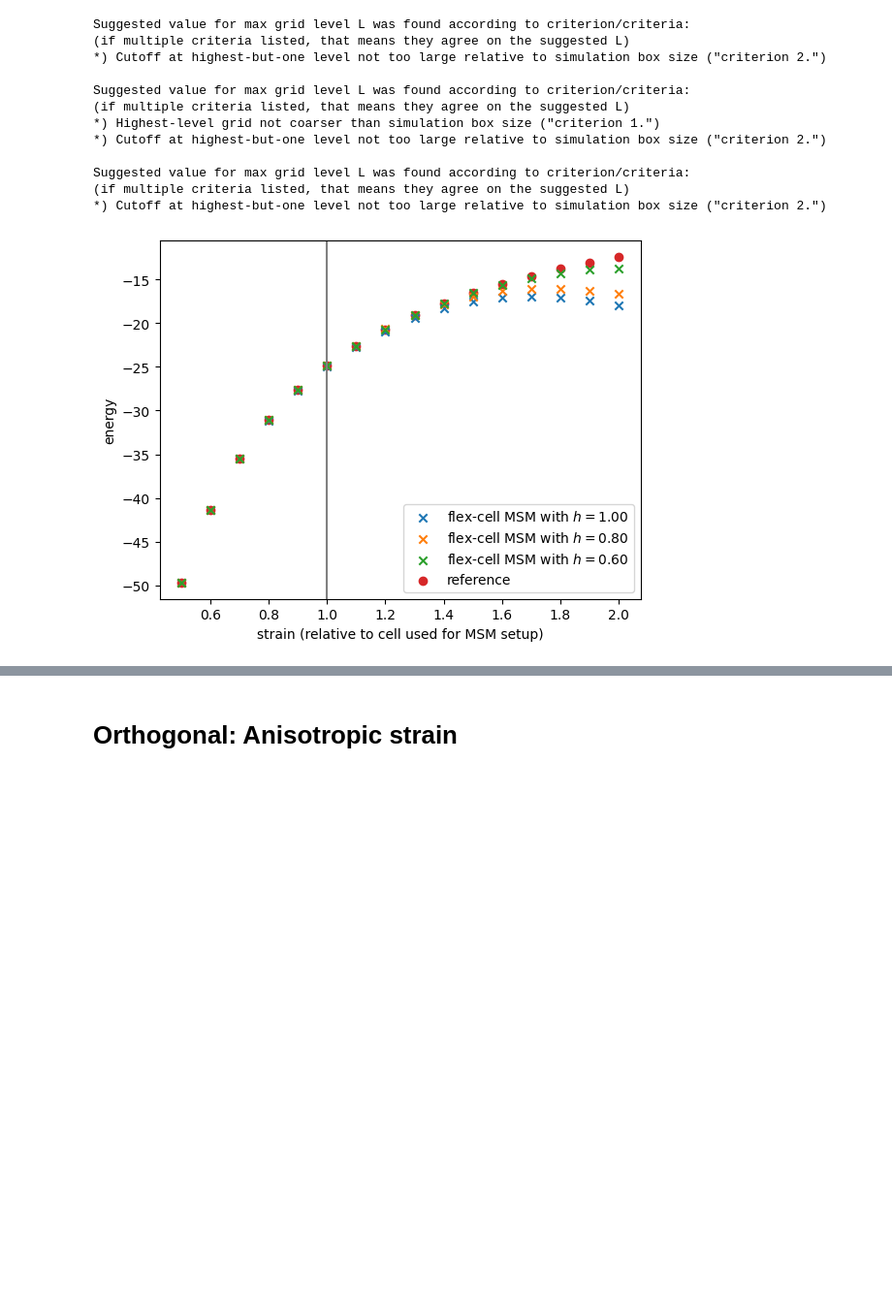
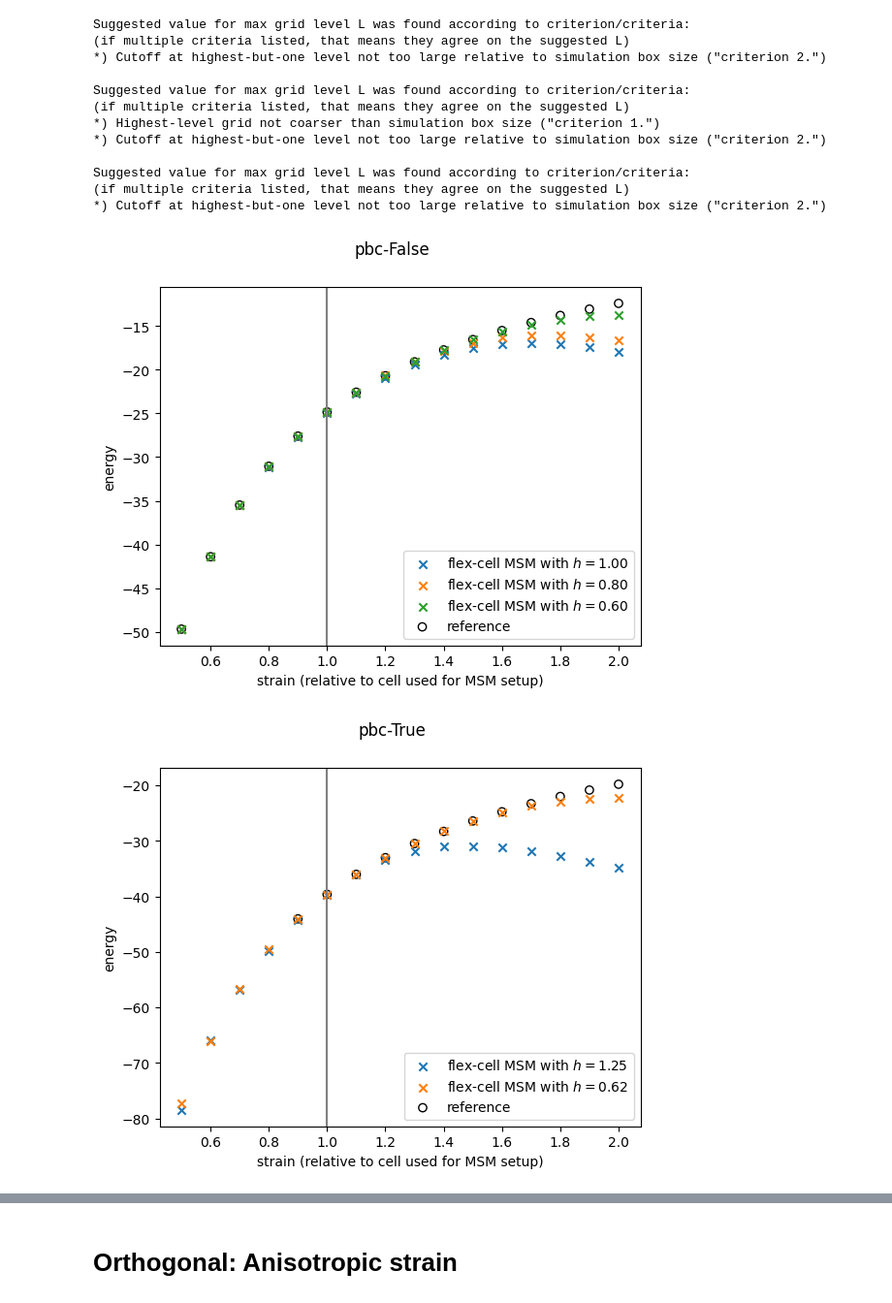
Before and after one commit to Madsen-s-research-group/msmjax, a Jupyter notebook: examples/flexible_cell.ipynb, the cells around one changed output, grey strips where cells are left out. Shown: that part at 97% size. Saved outputs shown, nothing was run; the diff lists cells and outputs as text; code cells hidden in the pictures; blank space fills up the shorter version.

Commit message:
Add periodic case to flex-cell example notebook

```diff
--- a/examples/flexible_cell.ipynb
+++ b/examples/flexible_cell.ipynb
@@ -41,14 +41,21 @@ avg_particle_spacing = (onp.linalg.det(cell) / n_particles) ** (1 / 3)
 calc_energy_ref_nonperiodic = make_pair_term_fn(
     kernel_fn=lambda x: 1.0 / x, pbc=(False, False, False)
 )
+# The `cell` parameter is unnecessary and without effect in the absence of periodicity
 calc_energy_ref_nonperiodic = jax.jit(
-    partial(calc_energy_ref_nonperiodic, cell=cell)
+    partial(calc_energy_ref_nonperiodic, cell=onp.eye(3))
 )
 
 
 @jax.jit
 def calc_forces_ref_nonperiodic(positions, charges):
     return -jax.grad(calc_energy_ref_nonperiodic)(positions, charges)
+# %%
+calc_e_and_f_ref_periodic = partial(
+    evaluate_structure_with_lammps_p3m,
+    lammps_executable="/home/florian/Downloads/lammps-static/bin/lmp",
+    max_neighbors_one_atom=10000,
+)
 # %%
 def set_up_flex_cell_msm_energy_fn(reference_cell, pbc, **msm_params):
     kernel_fns, _, _ = set_up_grids_and_kernels(
@@ -148,22 +189,31 @@ Suggested value for max grid level L was found according to criterion/criteria:
 (if multiple criteria listed, that means they agree on the suggested L)
 *) Cutoff at highest-but-one level not too large relative to simulation box size ("criterion 2.")
 # %%
-fig, ax = plt.subplots()
-# fig.suptitle()    # TODO
-ax.set_xlabel("strain (relative to cell used for MSM setup)")
-ax.set_ylabel("energy")
-for h, res in results_msm_flex.items():
-    # TODO: different label if periodic?
+for key_pbcs in ["pbc-False", "pbc-True"]:
+    fig, ax = plt.subplots()
+    fig.suptitle(key_pbcs)
+    ax.set_xlabel("strain (relative to cell used for MSM setup)")
+    ax.set_ylabel("energy")
+    for h, res in results_msm_flex[key_pbcs].items():
+        # TODO: different label if periodic?
+        ax.scatter(
+            all_deformations,
+            res["energies"],
+            label=f"flex-cell MSM with $h={h:.2f}$",
+            marker="x",
+        )
     ax.scatter(
         all_deformations,
-        res["energies"],
-        label=f"flex-cell MSM with $h={h:.2f}$",
-        marker="x",
+        results_ref[key_pbcs]["energies"],
+        color="black",
+        facecolor="none",
+        label="reference",
+        zorder=-10,
     )
-ax.scatter(all_deformations, energies_ref, label="reference", zorder=-10)
-ax.axvline(1.0, color="gray")
-ax.legend()
-plt.show()
+    ax.axvline(1.0, color="gray")
+    ax.legend()
+    plt.show()
 # %% [output]
-[figure, old version]
+[figure, new version]
+[figure, added]
 # %%
```
Also changed, not shown: parts of 3 cells of this notebook, 1 other file.
